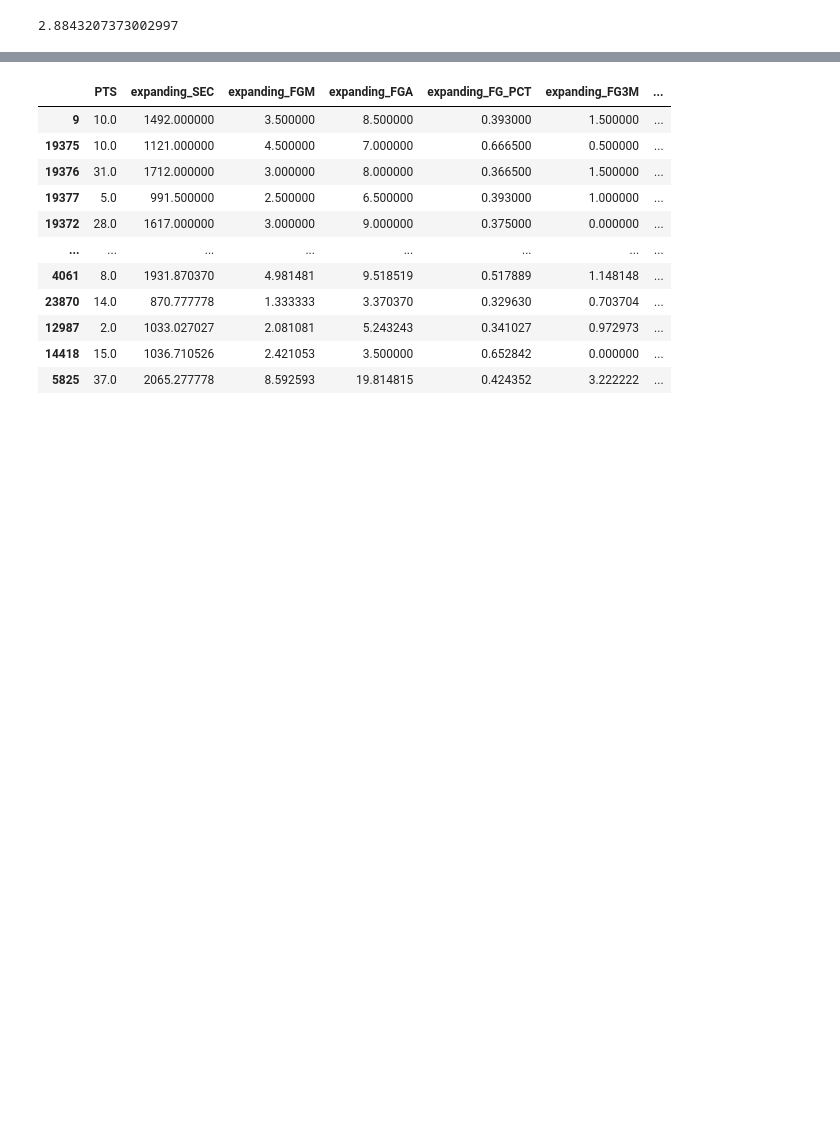
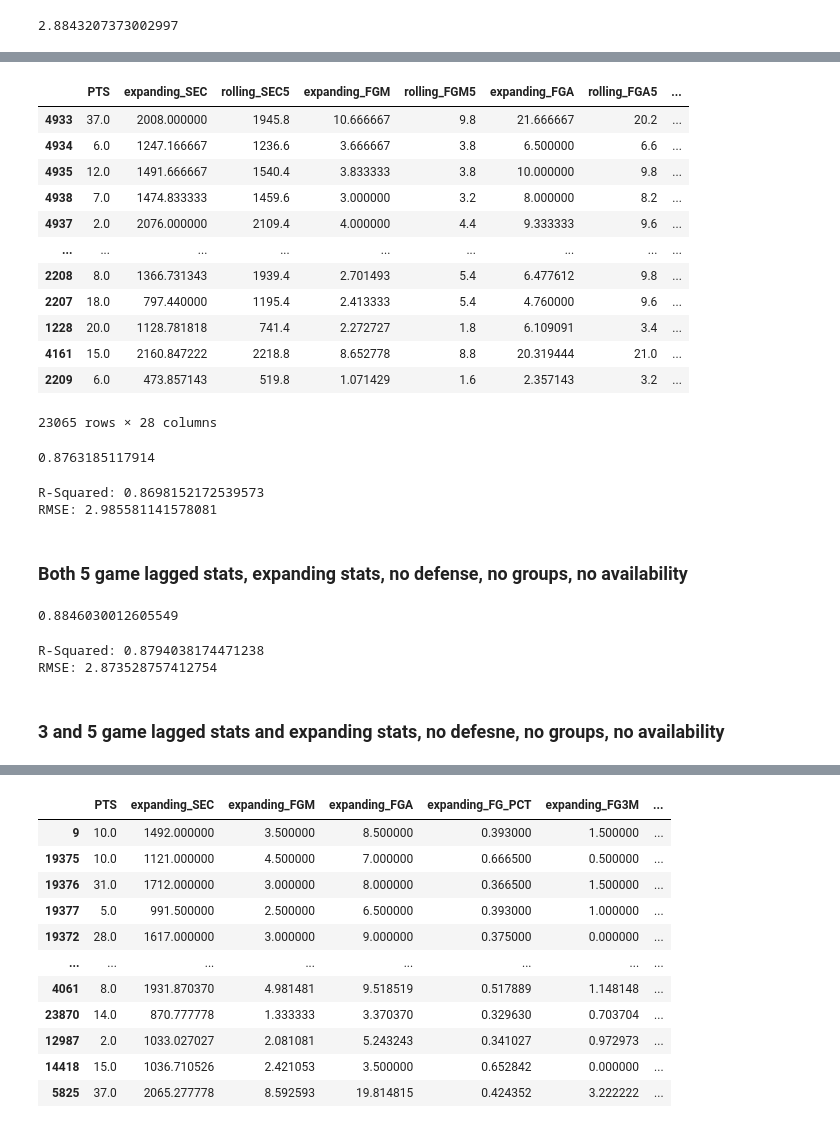
Before and after one commit to jcohen312/nba_points, a Jupyter notebook: Linear Regression.ipynb, the cells around one changed output, grey strips where cells are left out. Drawn from its saved outputs; the diff is of its cells as text; code cells hidden in the pictures; blank space fills up the shorter version.

```diff
--- a/Linear Regression.ipynb
+++ b/Linear Regression.ipynb
@@ -126,7 +151,7 @@ def generate_pre_transformed(combined_df):
        'FG_PCT', 'FG3M', 'FG3A', 'FG3_PCT', 'FTM', 'FTA', 'FT_PCT', 'OREB',
        'DREB', 'REB', 'AST', 'STL', 'BLK', 'PF', 'PLUS_MINUS', 'pk',
        'TOS', 'SEASON_ID', 'DK_PTS', 'DD', 'TD', 'doubles', 'SEC', 'game_id', 'game_number', 'team']
-    pre_transform = combined.drop(drop_cols, axis=1).sort_values(by='date')
+    pre_transform = combined_df.drop(drop_cols, axis=1).sort_values(by='date')
     pre_transform['rest_days'] = pre_transform['rest_days'].dt.days
 
     return pre_transform
@@ -725,0 +951,16 @@ def reg_trees_pipe
+# %%
+lagged5_raw
+# %% [output]
+|  | PTS | expanding_SEC | rolling_SEC5 | expanding_FGM | rolling_FGM5 | expanding_FGA | rolling_FGA5 | ... |
+| 4933 | 37.0 | 2008.000000 | 1945.8 | 10.666667 | 9.8 | 21.666667 | 20.2 | ... |
+| 4934 | 6.0 | 1247.166667 | 1236.6 | 3.666667 | 3.8 | 6.500000 | 6.6 | ... |
+| 4935 | 12.0 | 1491.666667 | 1540.4 | 3.833333 | 3.8 | 10.000000 | 9.8 | ... |
+| 4938 | 7.0 | 1474.833333 | 1459.6 | 3.000000 | 3.2 | 8.000000 | 8.2 | ... |
+| 4937 | 2.0 | 2076.000000 | 2109.4 | 4.000000 | 4.4 | 9.333333 | 9.6 | ... |
+| ... | ... | ... | ... | ... | ... | ... | ... | ... |
+| 2208 | 8.0 | 1366.731343 | 1939.4 | 2.701493 | 5.4 | 6.477612 | 9.8 | ... |
+| 2207 | 18.0 | 797.440000 | 1195.4 | 2.413333 | 5.4 | 4.760000 | 9.6 | ... |
+| 1228 | 20.0 | 1128.781818 | 741.4 | 2.272727 | 1.8 | 6.109091 | 3.4 | ... |
+| 4161 | 15.0 | 2160.847222 | 2218.8 | 8.652778 | 8.8 | 20.319444 | 21.0 | ... |
+| 2209 | 6.0 | 473.857143 | 519.8 | 1.071429 | 1.6 | 2.357143 | 3.2 | ... |
+23065 rows × 28 columns
@@ -725,0 +972,18 @@ def reg_trees_pipe
+# %%
+regr = RandomForestRegressor(n_estimators=100, max_depth=20, random_state=0, min_samples_split=5)
+regr.fit(X_train, y_train)
+regr.score(X_train,y_train)
+# %% [output]
+0.8763185117914
+# %%
+preds_lag5 = regr.predict(X_test)
+r_squared = regr.score(X_test, y_test)
+RMSE = sqrt(mean_squared_error(y_test, preds_lag5))
+
+print("""R-Squared: {}
+RMSE: {}""".format(r_squared, RMSE))
+# %% [output]
+R-Squared: 0.8698152172539573
+RMSE: 2.985581141578081
+# %% [markdown]
+### Both 5 game lagged stats, expanding stats, no defense, no groups, no availability
@@ -725,0 +993,18 @@ def reg_trees_pipe
+# %%
+regr = RandomForestRegressor(n_estimators=100, max_depth=20, random_state=0, min_samples_split=5)
+regr.fit(X_train, y_train)
+regr.score(X_train,y_train)
+# %% [output]
+0.8846030012605549
+# %%
+preds_lag5_exp = regr.predict(X_test)
+r_squared = regr.score(X_test, y_test)
+RMSE = sqrt(mean_squared_error(y_test, preds_lag5_exp))
+
+print("""R-Squared: {}
+RMSE: {}""".format(r_squared, RMSE))
+# %% [output]
+R-Squared: 0.8794038174471238
+RMSE: 2.873528757412754
+# %% [markdown]
+### 3 and 5 game lagged stats and expanding stats, no defesne, no groups, no availability
```
Also changed, not shown: parts of 32 cells of this notebook.
